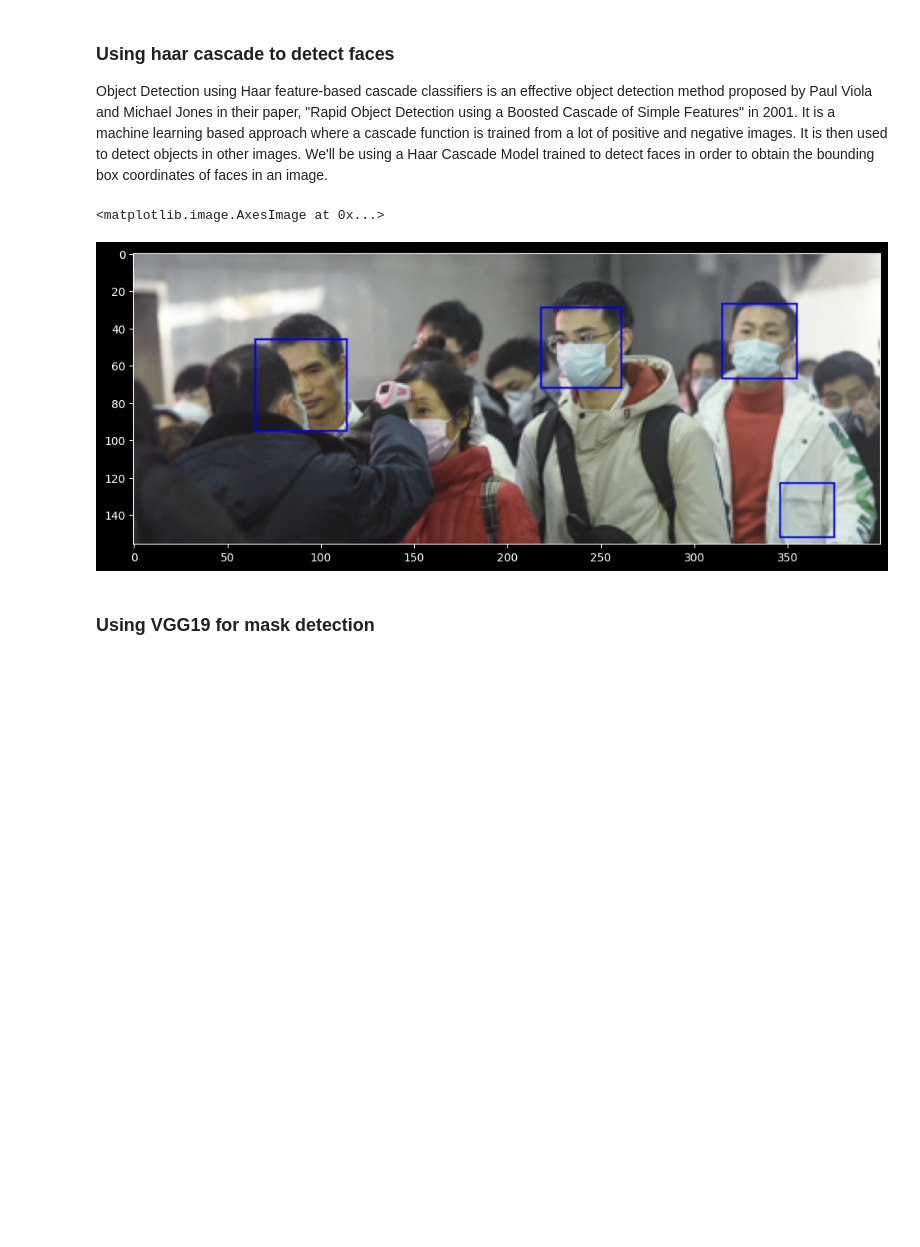
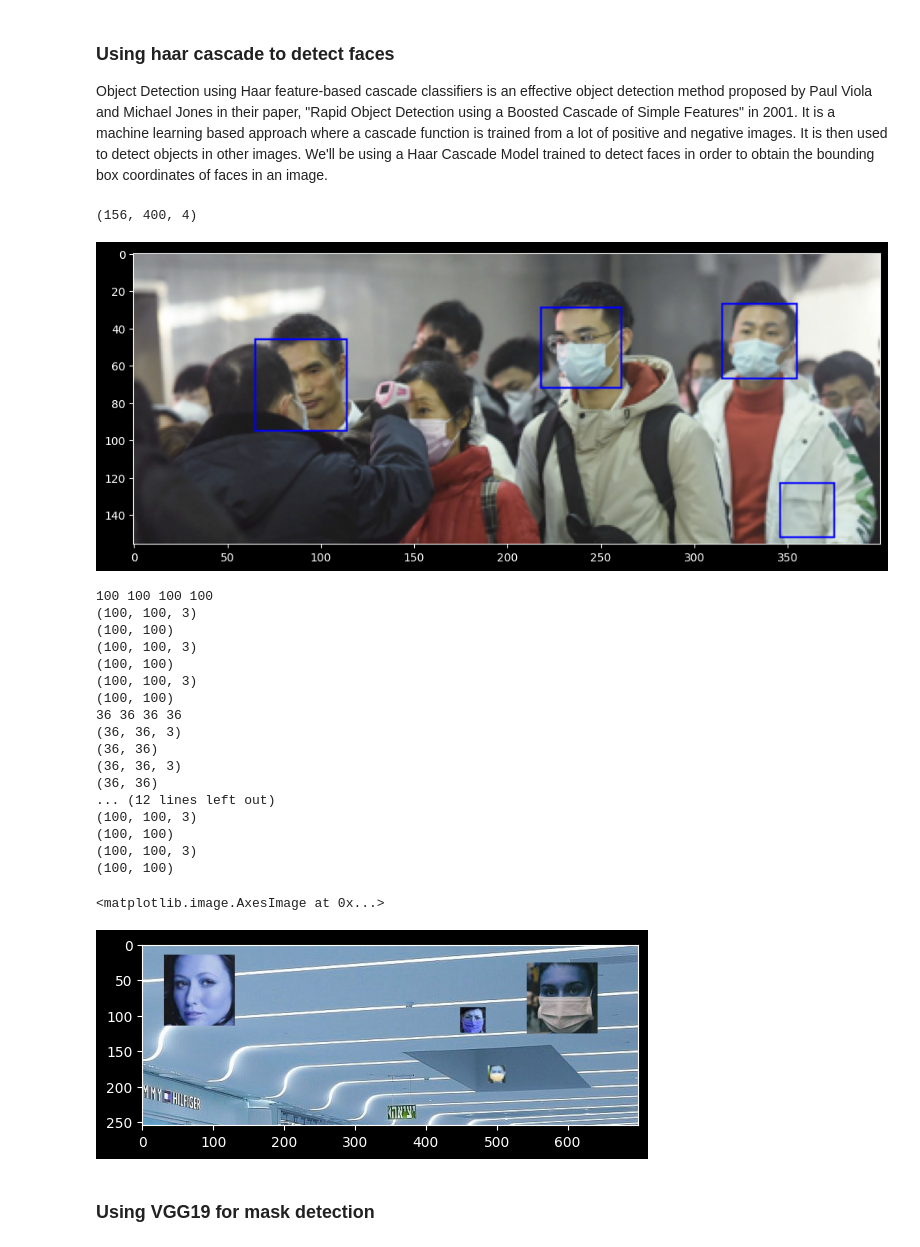
Before and after one commit to ptoyip/COMP-4471-projects, a Jupyter notebook: mask-and-social-distancing-detection-using-vgg19.ipynb, the cells around one changed output. Cells and saved outputs as stored; diff of their text form; code cells hidden in the pictures; blank space fills up the shorter version.

```diff
--- a/mask-and-social-distancing-detection-using-vgg19.ipynb
+++ b/mask-and-social-distancing-detection-using-vgg19.ipynb
@@ -30,9 +31,49 @@ for (x,y,w,h) in faces:
     cv2.rectangle(out_img,(x,y),(x+w,y+h),(0,0,255),1)
 plt.figure(figsize=(12,12))
 plt.imshow(out_img)
+print(img.shape)
 # %% [output]
-<matplotlib.image.AxesImage at 0x...>
+(156, 400, 4)
 [figure]
+# %%
+from random import randint
+noise = cv2.imread('shopping.jpg',-1)
+x_s = randint(0,noise.shape[1]-255)
+y_s = randint(0,noise.shape[0]-255)
+noise = noise[y_s:y_s+255,x_s:x_s+700]
+plt.imshow(noise)
+face_list = [cv2.imread('FaceMask_12k/Test/WithMask/153.png',-1),cv2.imread('FaceMask_12k/Test/WithMask/1163.png',-1),cv2.imread('FaceMask_12k/Test/WithMask/1362.png',-1),cv2.imread('FaceMask_12k/Test/WithoutMask/1014.png',-1)]
+for s_face in face_list:
+    x0 = randint(0,noise.shape[1])
+    x1 = x0+s_face.shape[1]
+    y0 = randint(0,noise.shape[0])
+    y1 = y0+s_face.shape[0]
+    print(y1-y0,x1-x0,s_face.shape[1],s_face.shape[0])
+    for c in range(3):
+        print(s_face.shape)
+        print(noise[y0:y1,x0:x1,c].shape)
+        noise[y0:y1,x0:x1,c]=s_face[:,:,c]
+plt.imshow(noise)
+# %% [output]
+100 100 100 100
+(100, 100, 3)
+(100, 100)
+(100, 100, 3)
+(100, 100)
+(100, 100, 3)
+(100, 100)
+36 36 36 36
+(36, 36, 3)
+(36, 36)
+(36, 36, 3)
+(36, 36)
+... (12 lines left out)
+(100, 100, 3)
+(100, 100)
+(100, 100, 3)
+(100, 100)
+<matplotlib.image.AxesImage at 0x...>
+[figure, added]
 # %% [markdown]
 ### Using VGG19 for mask detection
 # %%
```
Also changed, not shown: parts of 2 cells of this notebook, 5 other files.
